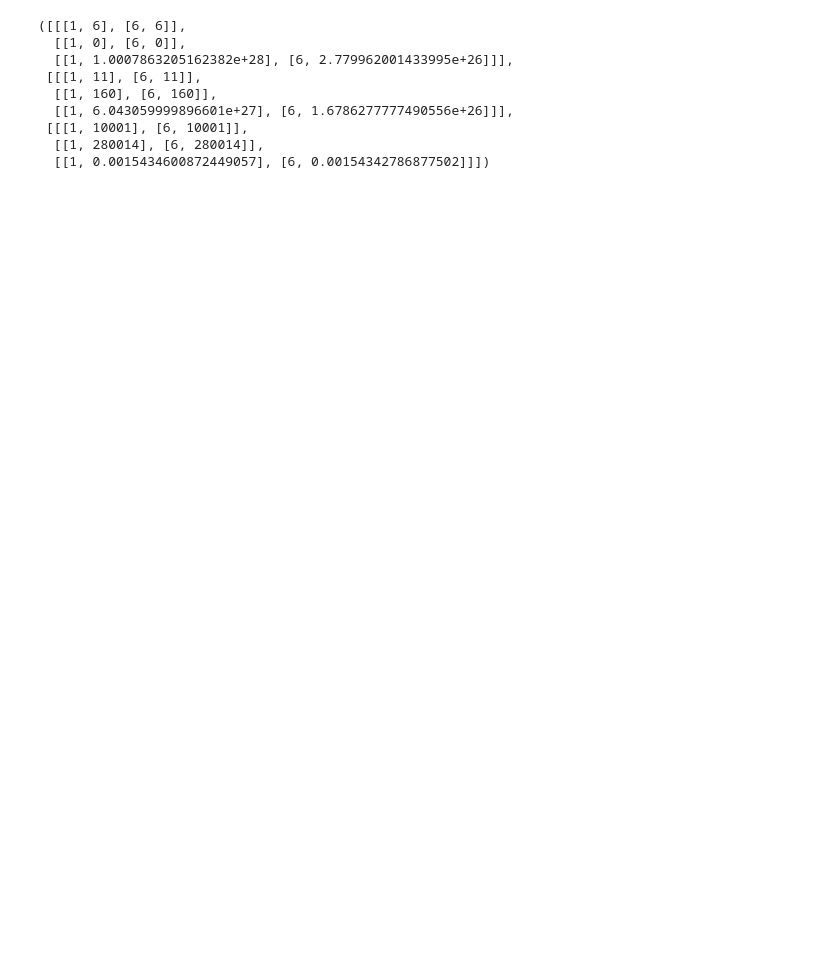
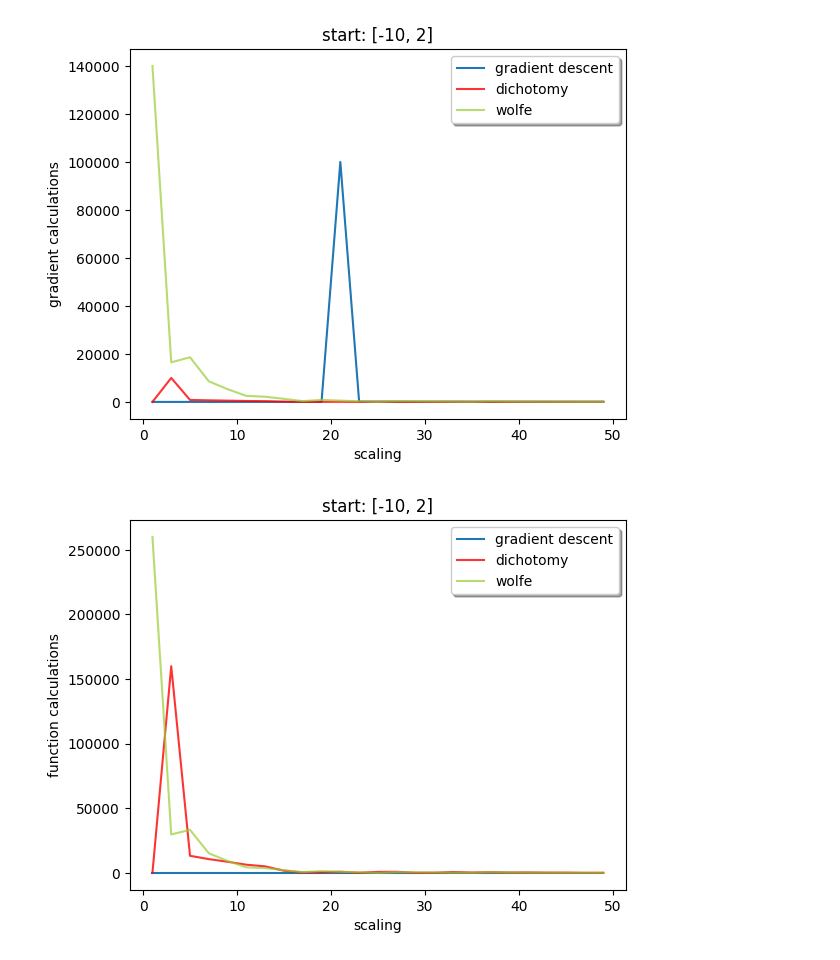
Before and after one commit to ivashka27/met_opt_danya3, a Jupyter notebook: lab1/scaling_research.ipynb, the cells around one changed output. Saved outputs shown, nothing was run; the diff lists cells and outputs as text; code cells hidden in the pictures; blank space fills up the shorter version.

```diff
--- a/lab1/scaling_research.ipynb
+++ b/lab1/scaling_research.ipynb
@@ -15,39 +15,41 @@ def grad(func):
     h = 1e-5
     return lambda x: (func(x[:, np.newaxis] + h * np.eye(2)) - func(x[:, np.newaxis] - h * np.eye(2))) / (2 * h)
 # %%
-def get_data(start):
+def get_data(start, n, step):
     lr = 0.05
 
-    gradient = [[],[],[]]
-    dichotomy = [[],[],[]]
-    wolfe = [[], [],[]]
+    gradient = [[], [], []]
+    dichotomy = [[], [], []]
+    wolfe = [[], [], []]
 
-    for s in range(1, 10, 5):
+    for s in range(1, n, step):
         func = fn.func_normalization(f, s)
-        (points1, grad_calc1, func_calc1) = gd.gradient_descent(f, grad(f), start, 1e-4, lr, 100000)
+        (points1, grad_calc1, func_calc1) = gd.gradient_descent(func, grad(func), start, 1e-4, lr, 100000)
         gradient[0].append([s, grad_calc1])
         gradient[1].append([s, func_calc1])
         gradient[2].append([s, func(points1[-1])])
-        (points2, grad_calc2, func_calc2) = dg.dichotomy_gradient(f, grad(f), start, 1e-4, 1e-3, 0.5)
+        (points2, grad_calc2, func_calc2) = dg.dichotomy_gradient(func, grad(func), start, 1e-4, 1e-3, 0.5)
         dichotomy[0].append([s, grad_calc2])
         dichotomy[1].append([s, func_calc2])
         dichotomy[2].append([s, func(points2[-1])])
 
-        (points3, grad_calc3, func_calc3) = wg.wolfe_gradient(f, grad(f), start, 1e-4)
+        (points3, grad_calc3, func_calc3) = wg.wolfe_gradient(func, grad(func), start, 1e-4, alpha=0.5)
         wolfe[0].append([s, grad_calc3])
         wolfe[1].append([s, func_calc3])
         wolfe[2].append([s, func(points3[-1])])
 
     return gradient, dichotomy, wolfe
-# %%
-get_data([1,1])
-# %% [output]
-([[[1, 6], [6, 6]],
-  [[1, 0], [6, 0]],
-  [[1, 1.0007863205162382e+28], [6, 2.779962001433995e+26]]],
- [[[1, 11], [6, 11]],
-  [[1, 160], [6, 160]],
-  [[1, 6.043059999896601e+27], [6, 1.6786277777490556e+26]]],
- [[[1, 10001], [6, 10001]],
-  [[1, 280014], [6, 280014]],
-  [[1, 0.0015434600872449057], [6, 0.00154342786877502]]])
+# %%
+def show_plot(gdesc, dich, wolf, start, index, name):
+    plotter.plot_by_array([np.asarray(gdesc[index]), np.asarray(dich[index]), np.asarray(wolf[index])], start, name).show()
+# %%
+def plots_by_start(start):
+    (gdesc, dich, wolf) = get_data(start, 50, 2)
+    show_plot(gdesc, dich, wolf, start, 0, "gradient calculations")
+    show_plot(gdesc, dich, wolf, start, 1, "function calculations")
+    show_plot(gdesc, dich, wolf, start, 2, "result value")
+# %%
+plots_by_start([-10, 2])
+# %% [output]
+[figure, added]
+[figure, added]
```
Also changed, not shown: parts of 3 cells of this notebook, 2 other files.
